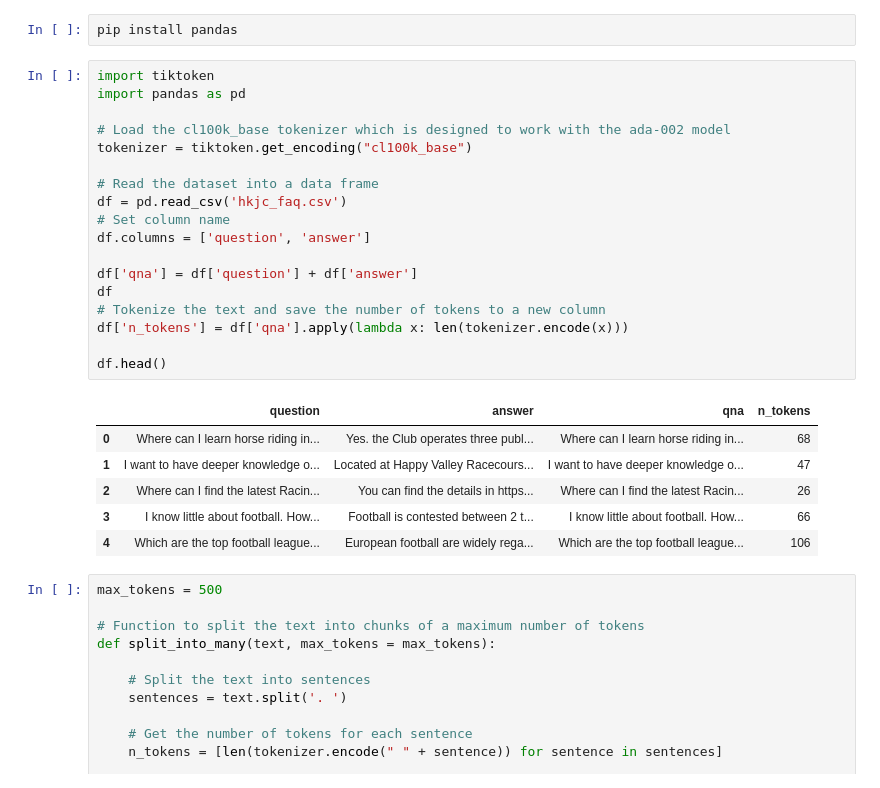
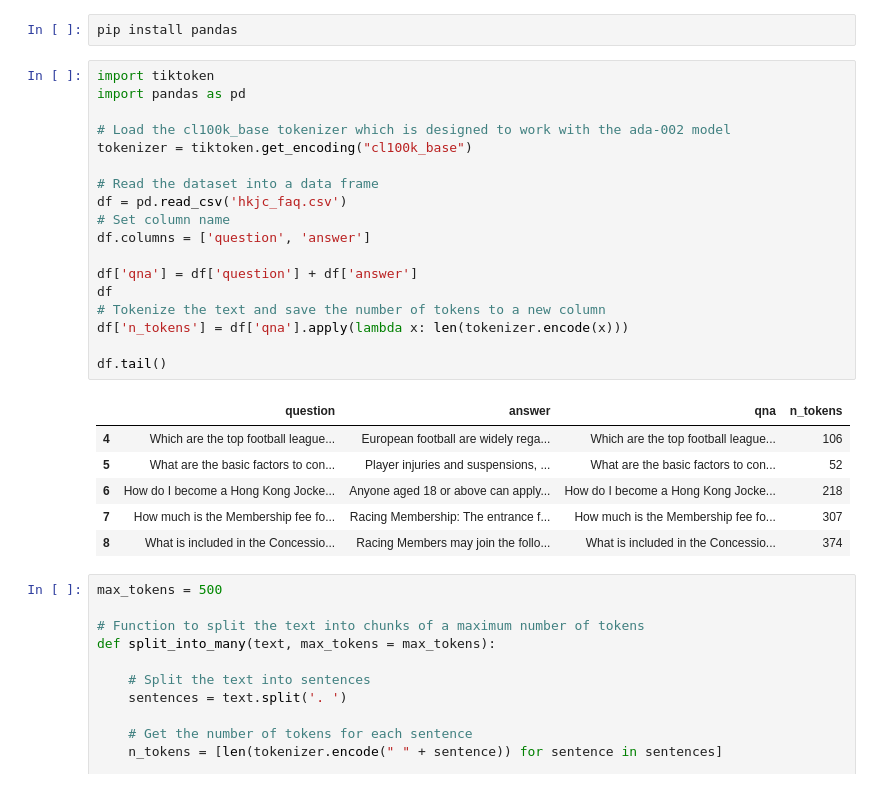
Before and after one commit to alexshlam/chatgpt, a Jupyter notebook: examples/hkjc-qa-v2.ipynb, the cells around one changed output. Cells and saved outputs as stored; diff of their text form.

```diff
--- a/examples/hkjc-qa-v2.ipynb
+++ b/examples/hkjc-qa-v2.ipynb
@@ -19,28 +19,28 @@ pip install pandas
 # %%
 import tiktoken
 import pandas as pd
 
 # Load the cl100k_base tokenizer which is designed to work with the ada-002 model
 tokenizer = tiktoken.get_encoding("cl100k_base")
 
 # Read the dataset into a data frame
 df = pd.read_csv('hkjc_faq.csv')
 # Set column name
 df.columns = ['question', 'answer']
 
 df['qna'] = df['question'] + df['answer']
 df
 # Tokenize the text and save the number of tokens to a new column
 df['n_tokens'] = df['qna'].apply(lambda x: len(tokenizer.encode(x)))
 
-df.head()
+df.tail()
 # %% [output]
 |  | question | answer | qna | n_tokens |
-| 0 | Where can I learn horse riding in... | Yes. the Club operates three publ... | Where can I learn horse riding in... | 68 |
-| 1 | I want to have deeper knowledge o... | Located at Happy Valley Racecours... | I want to have deeper knowledge o... | 47 |
-| 2 | Where can I find the latest Racin... | You can find the details in https... | Where can I find the latest Racin... | 26 |
-| 3 | I know little about football. How... | Football is contested between 2 t... | I know little about football. How... | 66 |
 | 4 | Which are the top football league... | European football are widely rega... | Which are the top football league... | 106 |
+| 5 | What are the basic factors to con... | Player injuries and suspensions, ... | What are the basic factors to con... | 52 |
+| 6 | How do I become a Hong Kong Jocke... | Anyone aged 18 or above can apply... | How do I become a Hong Kong Jocke... | 218 |
+| 7 | How much is the Membership fee fo... | Racing Membership: The entrance f... | How much is the Membership fee fo... | 307 |
+| 8 | What is included in the Concessio... | Racing Members may join the follo... | What is included in the Concessio... | 374 |
 # %%
 max_tokens = 500
 
```
Also changed, not shown: parts of 4 cells of this notebook.
